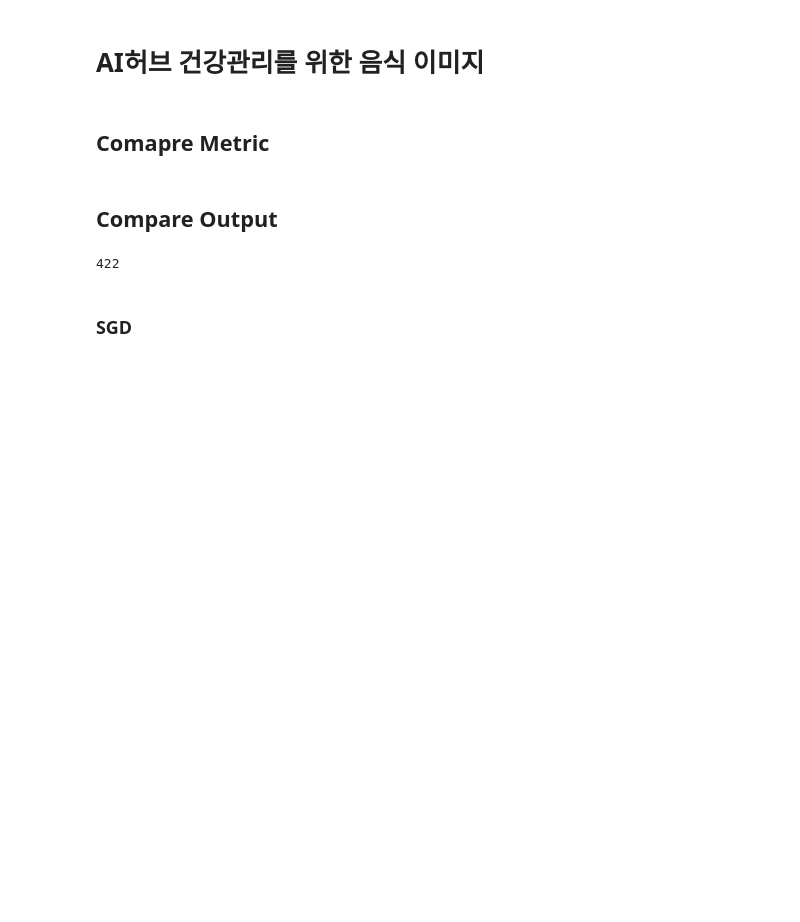
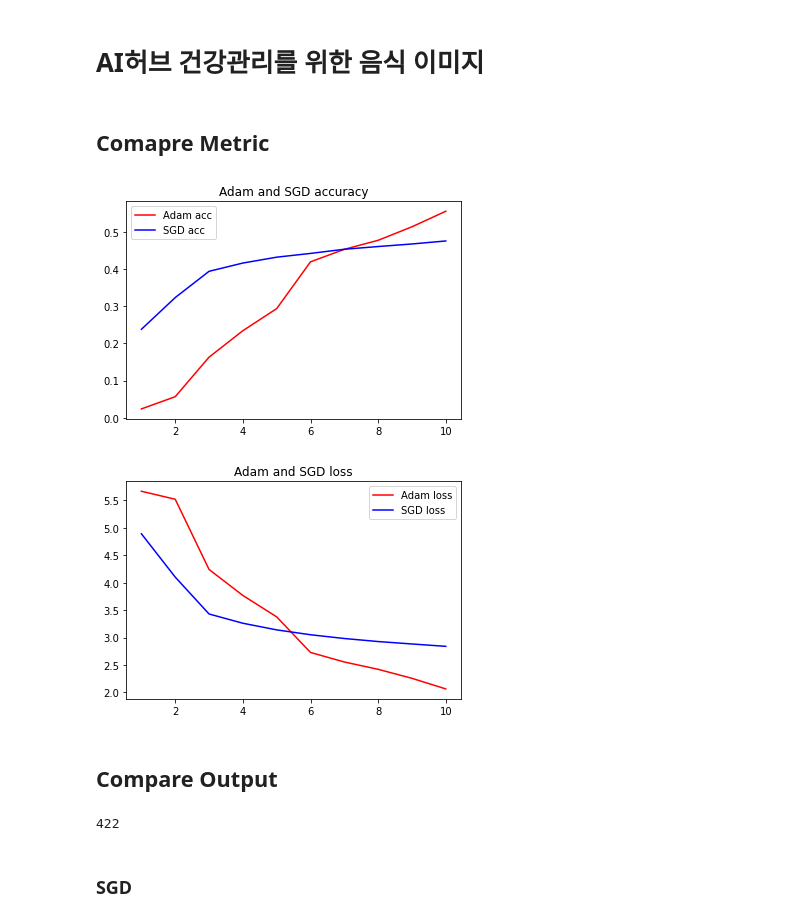
Before and after one commit to minyeamer/dinut, a Jupyter notebook: healthy_food/compare_model.ipynb, the cells around one changed output. Saved outputs shown, nothing was run; the diff lists cells and outputs as text; code cells hidden in the pictures; blank space fills up the shorter version.

Commit message:
update predict and compare metrics

```diff
--- a/healthy_food/compare_model.ipynb
+++ b/healthy_food/compare_model.ipynb
@@ -8,6 +8,39 @@ import cv2, json, os
 from tensorflow.keras.models import load_model as load_keras_model
 # %% [markdown]
 ## Comapre Metric
+# %%
+metrics = dict()
+metrics['adam_accuracy'] = [0.0236, 0.0565, 0.1628, 0.2339, 0.2933, 0.4191, 0.4527, 0.4770, 0.5133, 0.5551]
+metrics['adam_loss'] = [5.6666, 5.5205, 4.2405, 3.7667, 3.3760, 2.7278, 2.5538, 2.4203, 2.2561, 2.0630]
+metrics['sgd_accuracy'] = [0.2377, 0.3230, 0.3936, 0.4158, 0.4316, 0.4417, 0.4529, 0.4602, 0.4671, 0.4752]
+metrics['sgd_loss'] = [4.8911, 4.1012, 3.4290, 3.2602, 3.1393, 3.0506, 2.9819, 2.9265, 2.8823, 2.8390]
+# %%
+import matplotlib.pyplot as plt
+
+acc = metrics['adam_accuracy']
+val_acc = metrics['sgd_accuracy']
+
+loss = metrics['adam_loss']
+val_loss = metrics['sgd_loss']
+
+epochs = range(1, len(acc) + 1)
+
+plt.plot(epochs, acc, 'r', label="Adam acc")
+plt.plot(epochs, val_acc, 'b', label="SGD acc")
+plt.title('Adam and SGD accuracy')
+plt.legend()
+
+plt.figure()
+
+plt.plot(epochs, loss, 'r', label="Adam loss")
+plt.plot(epochs, val_loss, 'b', label="SGD loss")
+plt.title('Adam and SGD loss')
+plt.legend()
+
+plt.show()
+# %% [output]
+[figure, added]
+[figure, added]
 # %% [markdown]
 ## Compare Output
 # %%
```
Also changed, not shown: parts of 2 cells of this notebook, 1 other file.
